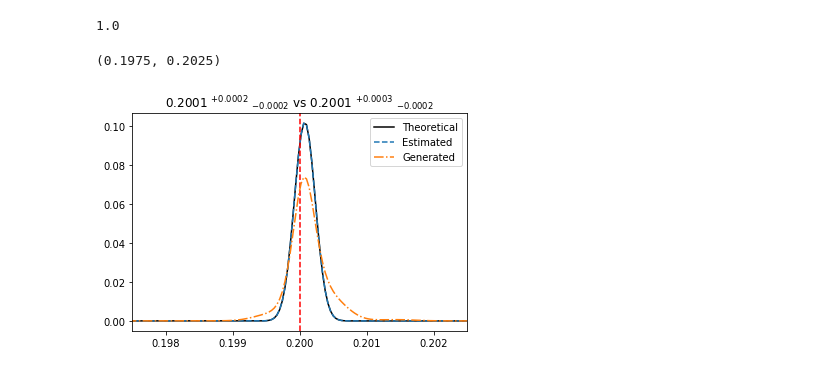
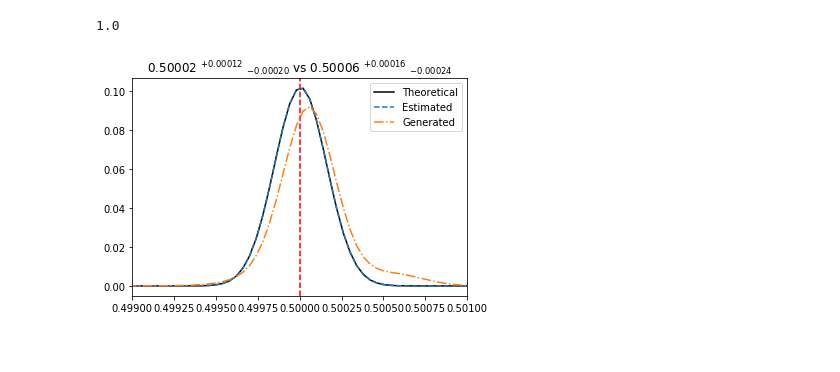
Before and after one commit to dpiras/pydelfi, a Jupyter notebook: examples/pydelfi_with_score_compression.ipynb, the cells around one changed output. Saved outputs shown, nothing was run; the diff lists cells and outputs as text; code cells hidden in the pictures.

```diff
--- a/examples/pydelfi_with_score_compression.ipynb
+++ b/examples/pydelfi_with_score_compression.ipynb
@@ -26,10 +26,10 @@ prior = priors.Uniform(lower, upper)
 # %%
 # we define a few hyper parameters here
 np.random.seed(13)
-n = 1000 # total number of datapoints
+n = 2000 # total number of datapoints
 n_class = 1 # number of different cosmologies for the training
-q_prior = np.linspace(0.18, 0.22, n) #np.concatenate((np.linspace(0.0, 1.0, 0), np.linspace(0.76, 0.80, 10*n))) #np.random.uniform(0, 1, n)
-q_fid = np.random.uniform(0, 1, 1)
+q_prior = np.linspace(0.48, 0.52, n) #np.concatenate((np.linspace(0.0, 1.0, 0), np.linspace(0.76, 0.80, 10*n))) #np.random.uniform(0, 1, n)
+q_fid = np.array([0.5]) #np.random.uniform(0, 1, 1)
 # %%
 q_fid
 # %% [output]
@@ -107,7 +107,7 @@ array([[ 5.63648325e+06, -9.86034304e+04, -5.23906707e+04, ...,
 # %%
 n_vec = 50 # number of components of the data
 # we create the observed data point, for now at the fiducial value of q
-q_fid = 0.2
+q_fid = q_fid
 d_vec_obs = []
 for _ in range(1):
     d_vec_obs.append([np.random.lognormal(q_fid, (i+1)/(n_vec*100.0), 1) for i in range(n_vec)])
@@ -117,7 +117,16 @@ d_vec_q = []
 for q in q_prior:
     d_vec_q.append([np.random.lognormal(q, (i+1)/(n_vec*100.0), 1) for i in range(n_vec)])
 
-d_vec_obs = np.reshape(np.asarray(d_vec_obs), [-1, n_vec])
+d_vec_obs = np.array([[1.64872127, 1.64861158, 1.64846774, 1.64819674, 1.65050326,
+        1.65204716, 1.64860745, 1.65002513, 1.64966997, 1.64720261,
+        1.64699707, 1.64697617, 1.64112506, 1.64547751, 1.65081606,
+        1.65328965, 1.64762768, 1.64661534, 1.65252361, 1.66163828,
+        1.64261036, 1.64336575, 1.6455531 , 1.65288199, 1.64197554,
+        1.65256444, 1.64255146, 1.65373475, 1.6458168 , 1.64461546,
+        1.65680322, 1.63664825, 1.64063078, 1.65667485, 1.65733053,
+        1.65112125, 1.62296183, 1.6575532 , 1.65309701, 1.64437238,
+        1.62326065, 1.65999307, 1.67312583, 1.65584223, 1.66813592,
+        1.63899352, 1.65152896, 1.63866202, 1.63108124, 1.64313048]])#np.reshape(np.asarray(d_vec_obs), [-1, n_vec])
 d_vec_obs_keep = np.copy(d_vec_obs)
 d_vec_q = np.reshape(np.asarray(d_vec_q), [-1, n_vec])
 
@@ -220,7 +246,7 @@ sim_params.shape
 # %%
 # this should give us the log-likelihood
 n_bins = 1000
-posterior_params = np.linspace(0.18, 0.22, n_bins)
+posterior_params = np.linspace(0.48, 0.52, n_bins)
 sim_params = np.copy(posterior_params)
 likelihood_arr = np.zeros((n_bins, 2))
 for index, q_value in enumerate(sim_params):
@@ -302,33 +328,33 @@ except:
 # %%
 plt.plot(q_real, real_posterior, c='k', label='Theoretical')
 plt.plot(q_posterior, posterior, linestyle='--', label='Estimated')
 #plt.fill_between(q_posterior[id1:id2+1], posterior[id1:id2+1],  alpha=0.5, color='C0')
 plt.axvline(q_fid, linestyle='--', color='r')
 max_est = q_posterior[np.argmax(posterior)]
 upp_bound = q_posterior[id2] - max_est
 low_bound = max_est - q_posterior[id1]
 
 # from the ML, with the corresponding error
 # confidence levels of the generated one
 sorted_posterior = sorted(likelihood_arr[:, 1], reverse=True)
 level = find_level(sorted_posterior, req_level)
 rep_level = [level]*n_bins
 try:
     condition = np.where(likelihood_arr[:, 1] >= rep_level, 1, -1)
     id1_gen, id2_gen = np.argwhere(np.diff(condition)).flatten()
 except:
     id1_gen, id2_gen = 0, 0
 plt.plot(likelihood_arr[:, 0], likelihood_arr[:, 1], linestyle='-.', label='Generated')
 #plt.fill_between(likelihood_arr[id1_gen:id2_gen+1, 0], likelihood_arr[id1_gen:id2_gen+1, 1], alpha=0.5, color='C1')
 max_est_gen = likelihood_arr[:, 0][np.argmax(likelihood_arr[:, 1])]
 upp_bound_gen = likelihood_arr[:, 0][id2_gen] - max_est_gen
 low_bound_gen = max_est_gen - likelihood_arr[:, 0][id1_gen]
-plt.title(f'{max_est:.4f} $ ^{{ + {upp_bound:.4f} }}$ $ _{{ - {low_bound:.4f} }}$ vs {max_est_gen:.4f} $ ^{{ + {upp_bound_gen:.4f} }}$ $ _{{ - {low_bound_gen:.4f} }}$')
+plt.title(f'{max_est:.5f} $ ^{{ + {upp_bound:.5f} }}$ $ _{{ - {low_bound:.5f} }}$ vs {max_est_gen:.5f} $ ^{{ + {upp_bound_gen:.5f} }}$ $ _{{ - {low_bound_gen:.5f} }}$')
 plt.legend()
-plt.xlim([0.1975, 0.2025])
+plt.xlim([0.4990, 0.501])
+plt.savefig('./posterior_pydelfi_2000sims.png')
 # %% [output]
-(0.1975, 0.2025)
-[figure, old version]
+[figure, new version]
 # %%
 q_fid
 # %%
```
Also changed, not shown: parts of 10 cells of this notebook, 5 other files.
